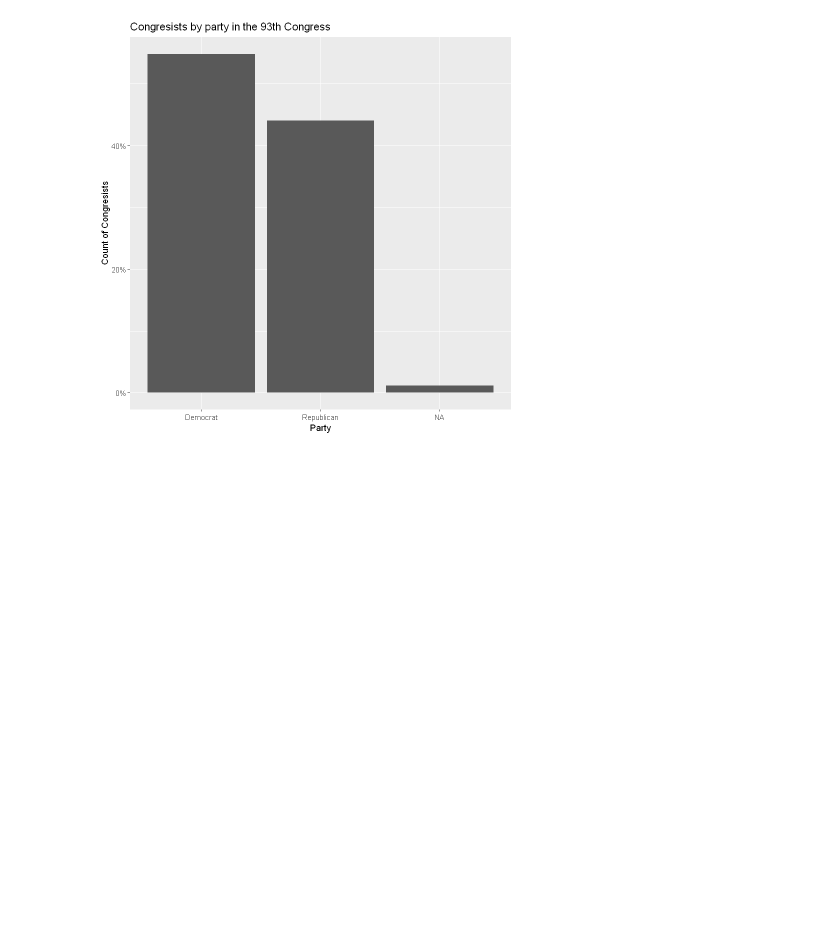
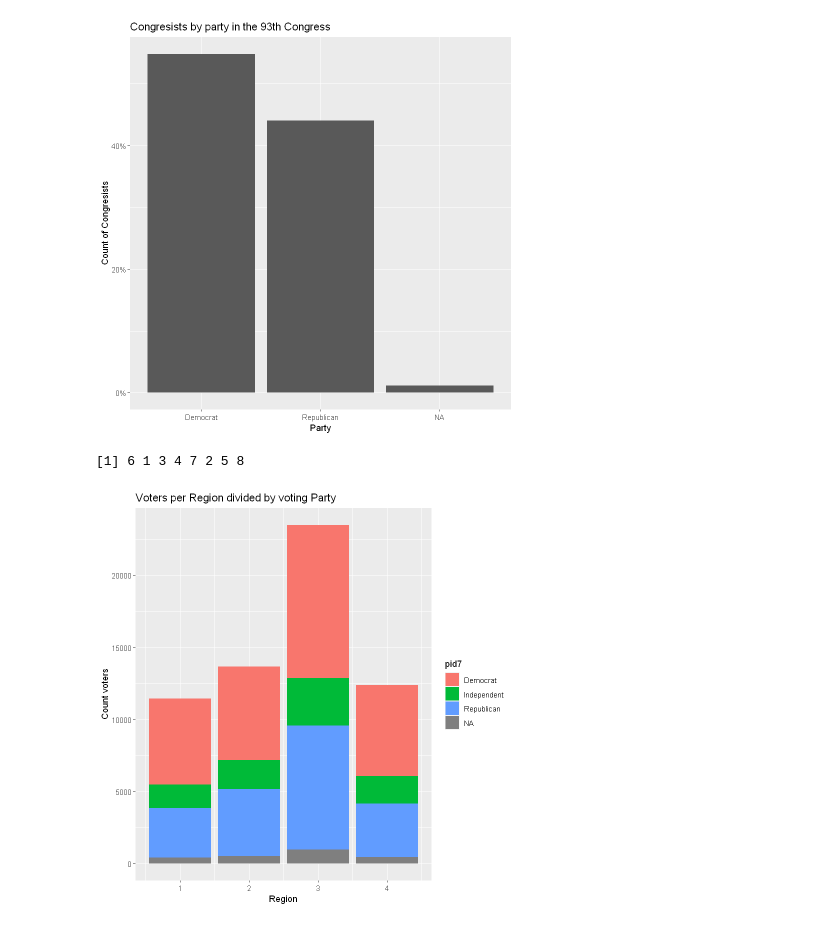
Before and after one commit to ignacioaristimuno/Courses, a Jupyter notebook: R/Data Visualization and Dashboarding with R/2. Data visualization in R with ggplot2.ipynb, the cells around one changed output. Cells and saved outputs as stored; diff of their text form; code cells hidden in the pictures; blank space fills up the shorter version.

```diff
--- a/R/Data Visualization and Dashboarding with R/2. Data visualization in R with ggplot2.ipynb
+++ b/R/Data Visualization and Dashboarding with R/2. Data visualization in R with ggplot2.ipynb
@@ -422,3 +422,25 @@ df %>%
             title = 'Congresists by party in the 93th Congress')
 # %% [output]
 [figure]
+# %%
+unique(cces$pid7)
+# %% [output]
+[1] 6 1 3 4 7 2 5 8
+# %%
+cces$pid7 = recode(cces$pid7,
+                       '1' = "Democrat",
+                       '2' = "Democrat",
+                       '3' = "Democrat",
+                       '4' = "Independent",
+                       '5' = "Independent",
+                       '6' = "Republican",
+                       '7' = "Republican",
+                       '8' = "Republican"
+                  )
+# %%
+ggplot(cces, aes(x = region, fill = pid7)) +
+    geom_bar() +
+    labs(x = 'Region', y = 'Count voters',
+         title = 'Voters per Region divided by voting Party')
+# %% [output]
+[figure, added]
```
Also changed, not shown: parts of 37 cells of this notebook.
